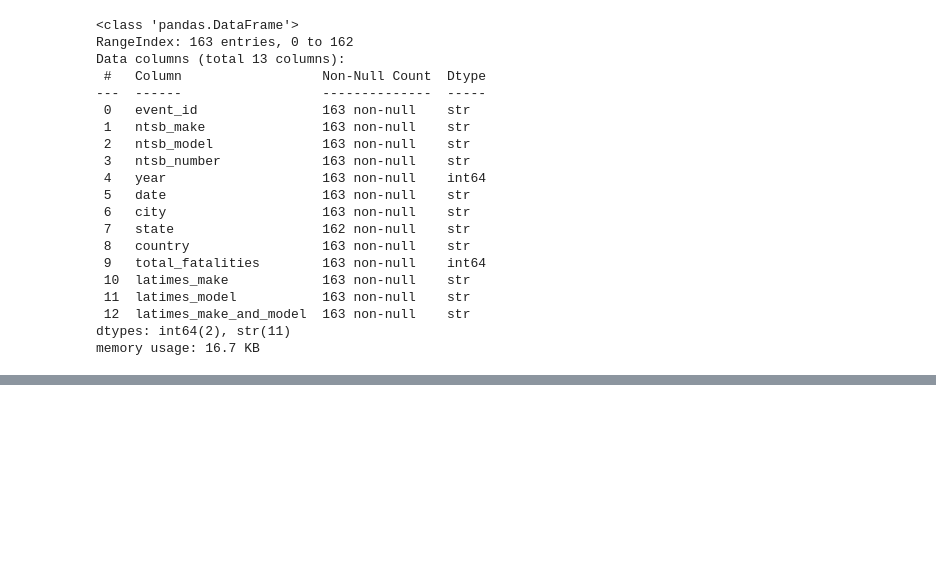
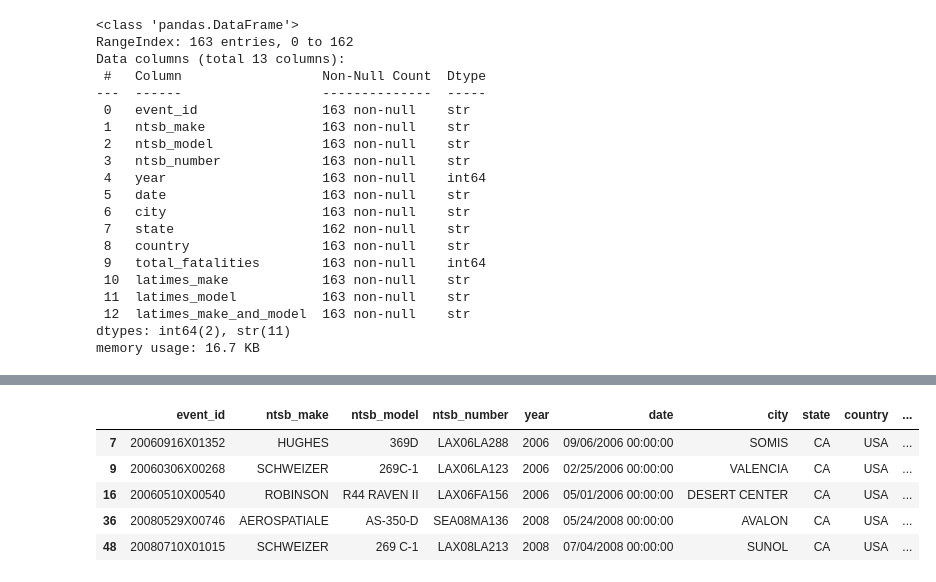
Before and after one commit to cnpeters-58/first-python-notebook, a Jupyter notebook: first_python_nb.ipynb, the cells around one changed output, grey strips where cells are left out. Cells and saved outputs as stored; diff of their text form; code cells hidden in the pictures; blank space fills up the shorter version.

```diff
--- a/first_python_nb.ipynb
+++ b/first_python_nb.ipynb
@@ -131,0 +475,9 @@ memory usage: 16.7 KB
+# %%
+calf_accidents.head()
+# %% [output]
+|  | event_id | ntsb_make | ntsb_model | ntsb_number | year | date | city | state | country | ... |
+| 7 | 20060916X01352 | HUGHES | 369D | LAX06LA288 | 2006 | 09/06/2006 00:00:00 | SOMIS | CA | USA | ... |
+| 9 | 20060306X00268 | SCHWEIZER | 269C-1 | LAX06LA123 | 2006 | 02/25/2006 00:00:00 | VALENCIA | CA | USA | ... |
+| 16 | 20060510X00540 | ROBINSON | R44 RAVEN II | LAX06FA156 | 2006 | 05/01/2006 00:00:00 | DESERT CENTER | CA | USA | ... |
+| 36 | 20080529X00746 | AEROSPATIALE | AS-350-D | SEA08MA136 | 2008 | 05/24/2008 00:00:00 | AVALON | CA | USA | ... |
+| 48 | 20080710X01015 | SCHWEIZER | 269 C-1 | LAX08LA213 | 2008 | 07/04/2008 00:00:00 | SUNOL | CA | USA | ... |
```
Also changed, not shown: parts of 44 cells of this notebook, 2 other files.
